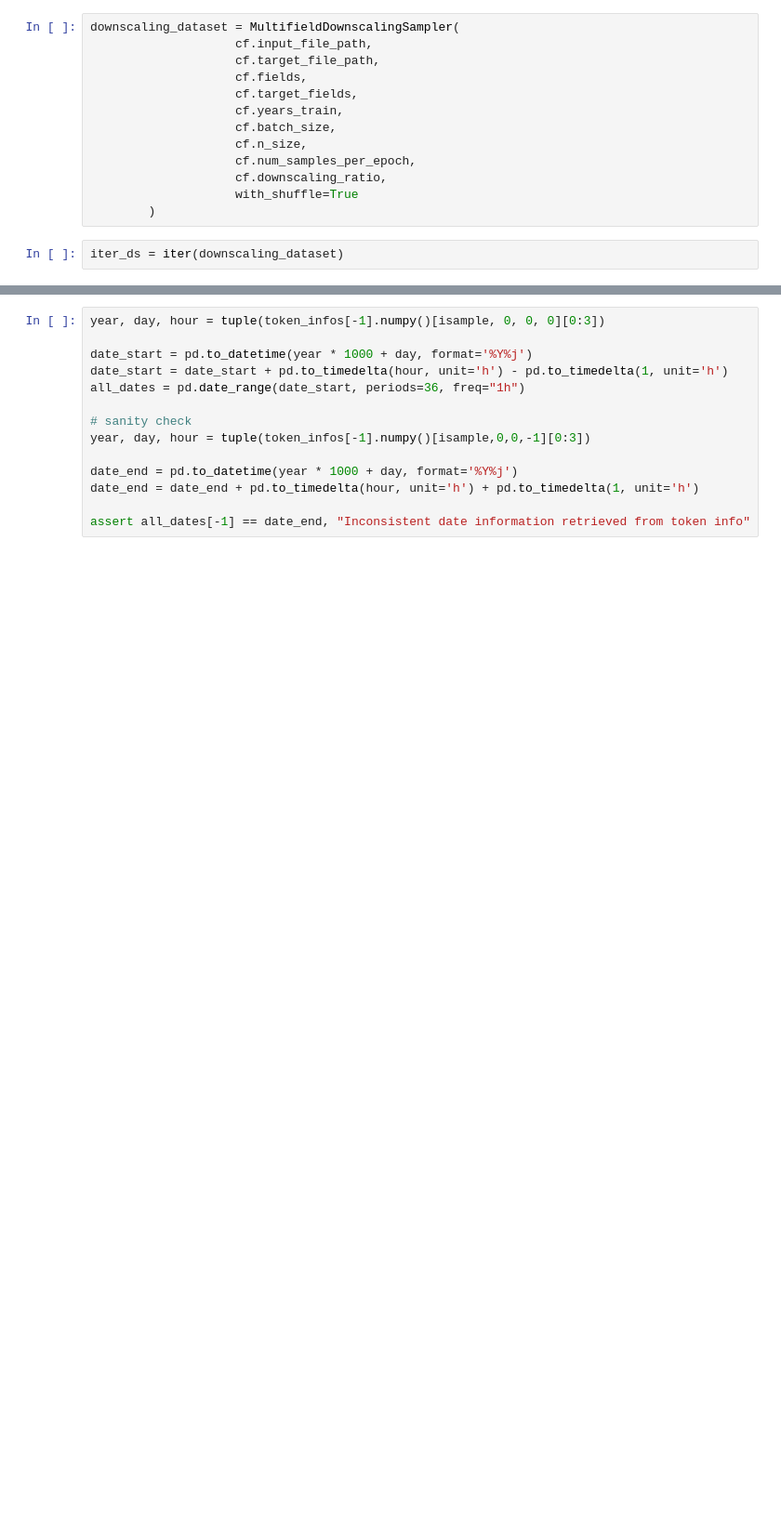
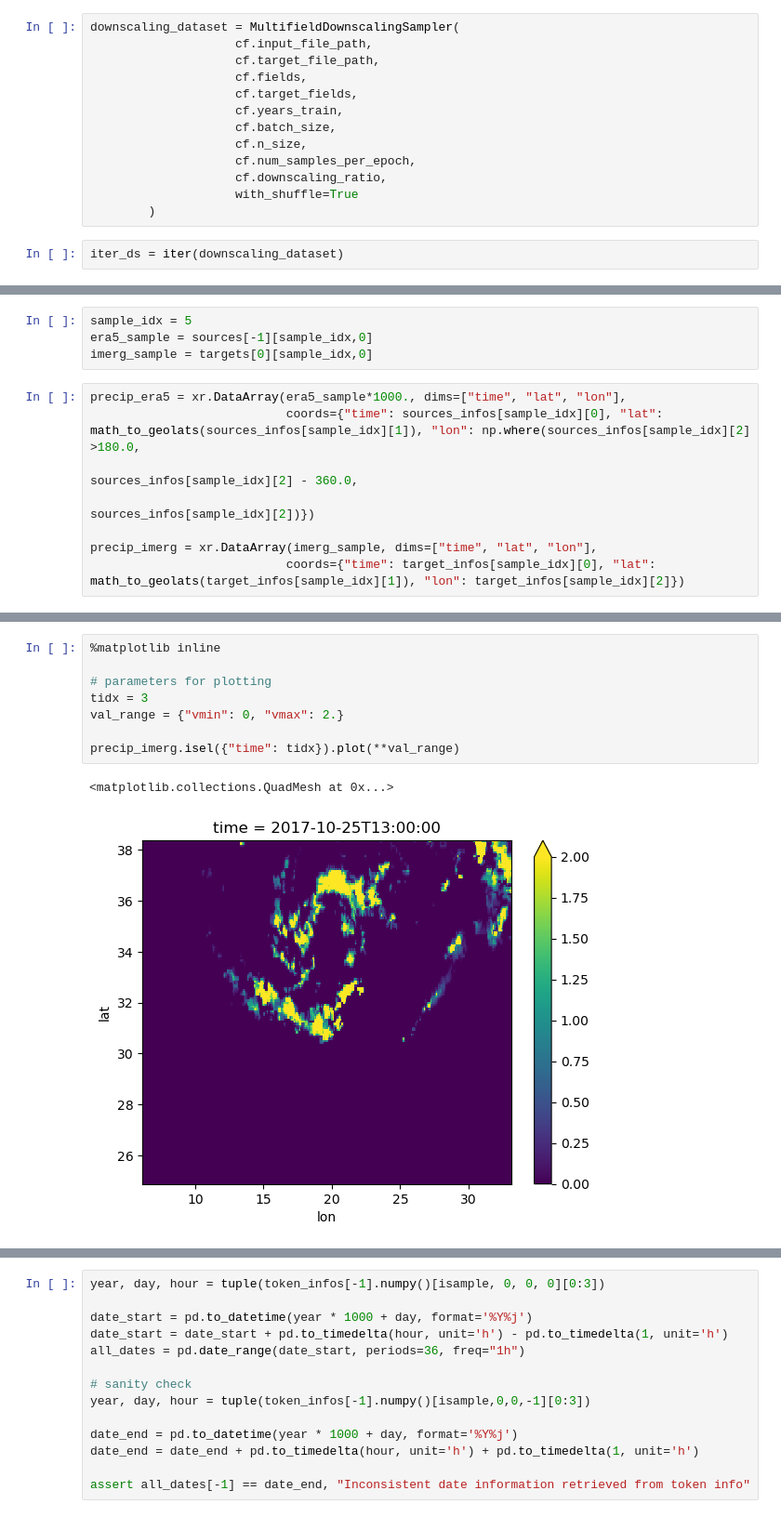
Before and after one commit to clessig/atmorep, a Jupyter notebook: atmorep/applications/datasets/test_dataloader_downscaling.ipynb, the cells around one changed output, grey strips where cells are left out. Shown: that part at 93% size. Cells and saved outputs as stored; diff of their text form; blank space fills up the shorter version.

```diff
--- a/atmorep/applications/datasets/test_dataloader_downscaling.ipynb
+++ b/atmorep/applications/datasets/test_dataloader_downscaling.ipynb
@@ -468,0 +549,12 @@ downscaling_dataset.batch_size
+# %%
+sample_idx = 5
+era5_sample = sources[-1][sample_idx,0]
+imerg_sample = targets[0][sample_idx,0]
+# %%
+precip_era5 = xr.DataArray(era5_sample*1000., dims=["time", "lat", "lon"],
+                           coords={"time": sources_infos[sample_idx][0], "lat": math_to_geolats(sources_infos[sample_idx][1]), "lon": np.where(sources_infos[sample_idx][2] >180.0,
+                                                                                                                                               sources_infos[sample_idx][2] - 360.0,
+                                                                                                                                               sources_infos[sample_idx][2])})
+
+precip_imerg = xr.DataArray(imerg_sample, dims=["time", "lat", "lon"],
+                           coords={"time": target_infos[sample_idx][0], "lat": math_to_geolats(target_infos[sample_idx][1]), "lon": target_infos[sample_idx][2]})
@@ -468,0 +602,11 @@ downscaling_dataset.batch_size
+# %%
+%matplotlib inline
+
+# parameters for plotting
+tidx = 3
+val_range = {"vmin": 0, "vmax": 2.}
+
+precip_imerg.isel({"time": tidx}).plot(**val_range)
+# %% [output]
+<matplotlib.collections.QuadMesh at 0x...>
+[figure, added]
```
Also changed, not shown: parts of 31 cells of this notebook.
